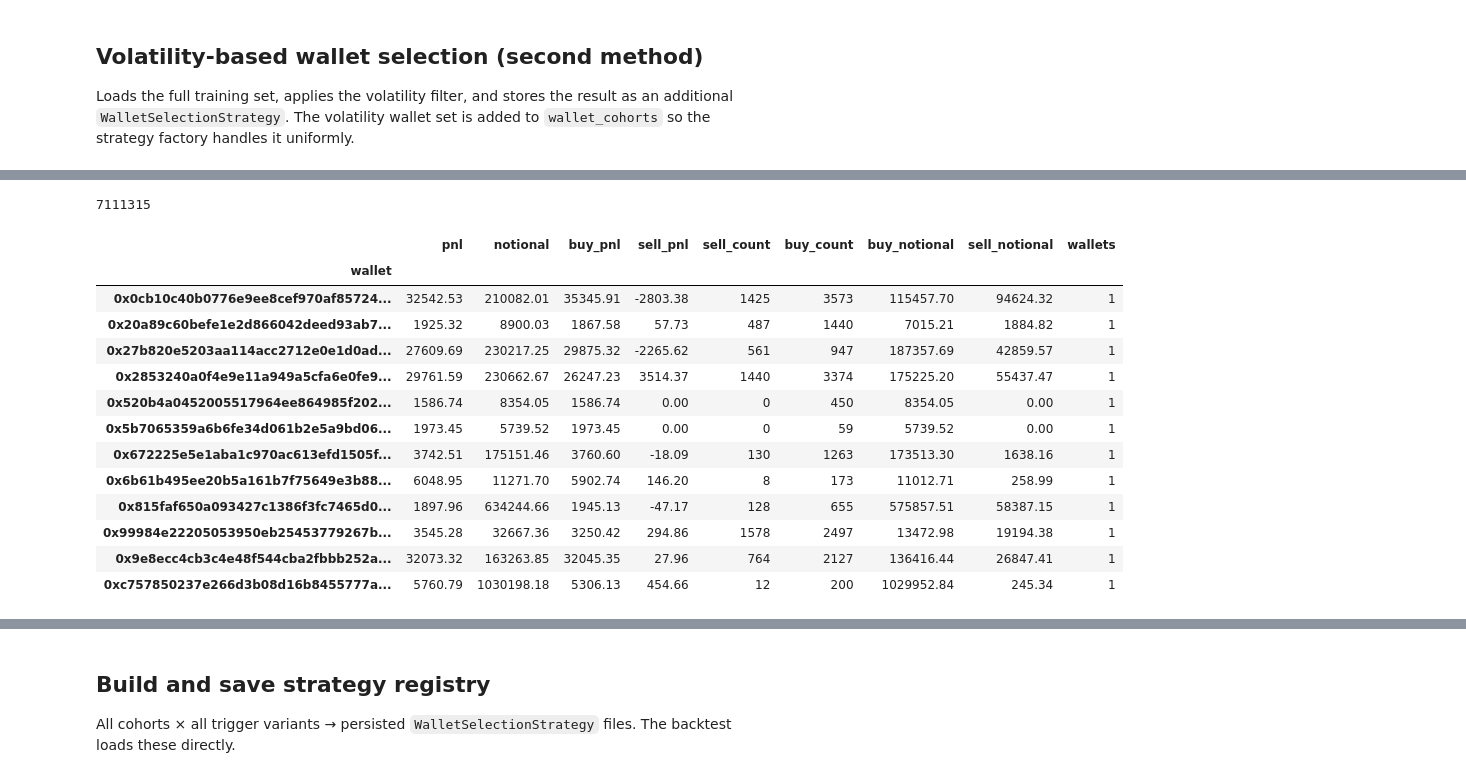
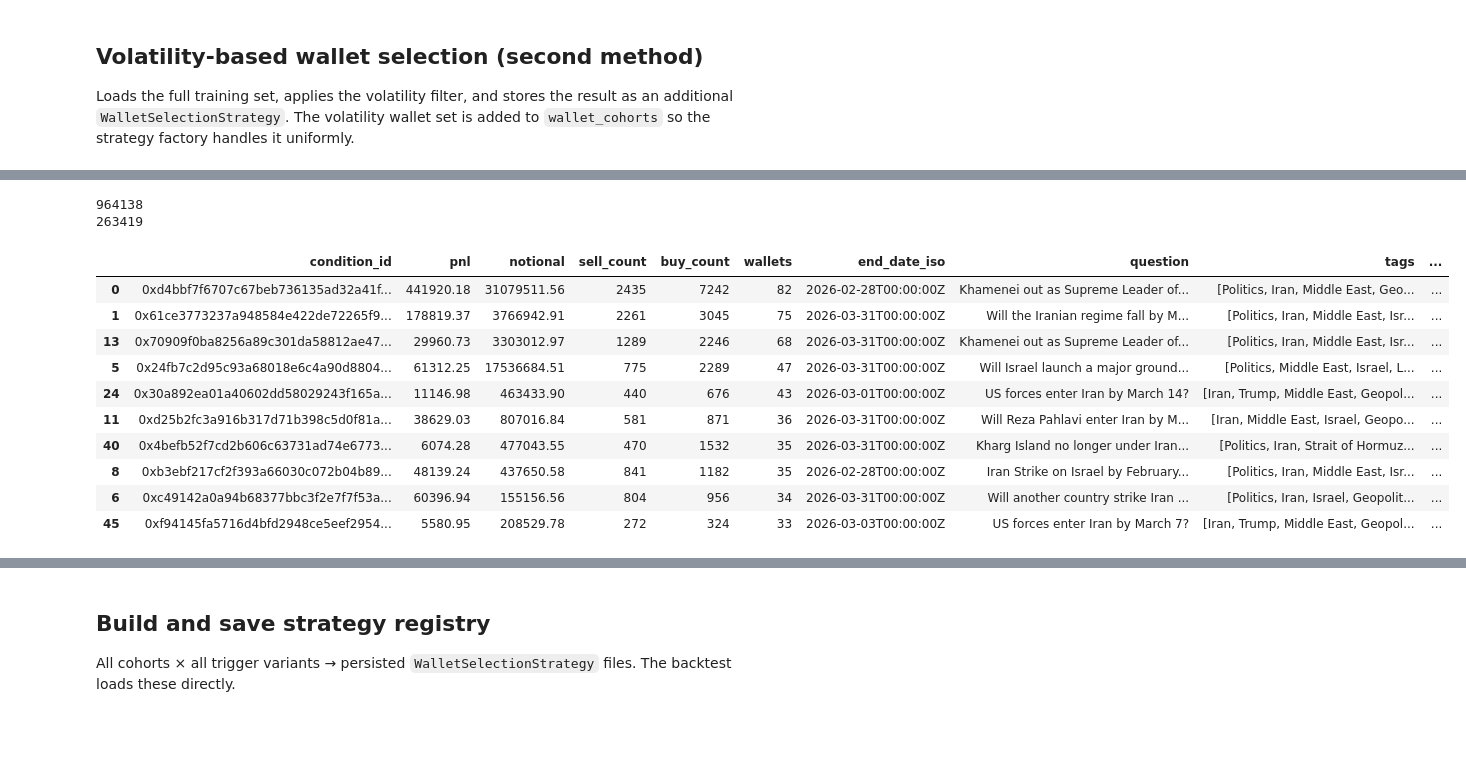
Before and after one commit to vobornij/polymarket, a Jupyter notebook: notebooks/flow/stage1_wallet_strategy_selection.ipynb, the cells around one changed output, grey strips where cells are left out. Saved outputs shown, nothing was run; the diff lists cells and outputs as text; code cells hidden in the pictures; blank space fills up the shorter version.

```diff
--- a/notebooks/flow/stage1_wallet_strategy_selection.ipynb
+++ b/notebooks/flow/stage1_wallet_strategy_selection.ipynb
@@ -377,15 +401,15 @@ wallet_vol_train.sort_values("copyable_pnl", ascending=False).head(10)
 # ].sort_values("copyable_roi", ascending=False).copy().reset_index(drop=True)
 
 wallet_cohorts['multi_filter'] = wallet_vol_train[
-    (wallet_vol_train['copyable_roi'] >= 0.05)
-    & (wallet_vol_train['copyable_pnl'] <= wallet_vol_train['total_pnl'])
-    & (wallet_vol_train['max_drawdown_to_pnl'] <= 0.1)
+    # (wallet_vol_train['copyable_roi'] >= 0.02)
+    # & (wallet_vol_train['copyable_pnl'] <= wallet_vol_train['total_pnl'])
+    (wallet_vol_train['max_drawdown_to_pnl'] <= 0.3)
     # & (wallet_vol_train['max_drawdown_to_pnl'] >= 0.1)
-    & (wallet_vol_train['max_copyable_drawdown_to_copyable_pnl'] <= 0.4)
-    & (wallet_vol_train['num_buckets'] >= 50)
+    # & (wallet_vol_train['max_copyable_drawdown_to_copyable_pnl'] <= 0.4)
+    & (wallet_vol_train['num_buckets'] >= 20)
     & (wallet_vol_train['top_market_pnl_pct'] < 0.3)
     & (wallet_vol_train['top5_pnl_pct'] < 0.5)
-    & (wallet_vol_train['wallet'] != '0x17db3fcd93ba12d38382a0cade24b200185c5f6d')
+    # & (wallet_vol_train['copyable_pnl_factor'] >= 0.1)
     # & (wallet_vol_train['total_pnl'] > 10_000)
 ].sort_values("copyable_roi", ascending=False).copy().reset_index(drop=True)
 
@@ -420,33 +470,36 @@ df_slice.head()
 # %%
 wallets = set(wallet_cohorts['multi_filter']['wallet'])
 
-df = df_train_vol
+df = df_full[~df_full["is_train"]].copy()
 print(len(df))
 
-df[df['wallet'].isin(wallets)].groupby('wallet').agg(
+df_wallets = df[
+    (df['wallet'].isin(wallets))
+    & (df['end_date_iso'] >= split_dt.isoformat())
+    ].copy()
+print(len(df_wallets))
+
+df = df_wallets.groupby('condition_id').agg(
     pnl=('pnl', 'sum'),
     notional=('notional', 'sum'),
-    buy_pnl=('pnl', lambda x: x[df.loc[x.index, 'side'] == 'BUY'].sum()),
-    sell_pnl=('pnl', lambda x: x[df.loc[x.index, 'side'] == 'SELL'].sum()),
     sell_count=('side', lambda x: (x == 'SELL').sum()),
     buy_count=('side', lambda x: (x == 'BUY').sum()),
-    buy_notional=('notional', lambda x: x[df.loc[x.index, 'side'] == 'BUY'].sum()),
-    sell_notional=('notional', lambda x: x[df.loc[x.index, 'side'] == 'SELL'].sum()),
     wallets=('wallet', lambda x: x.nunique()),
-).sort_values(by="wallets", key=np.abs, ascending=False).head(50)
+).sort_values(by="pnl", key=np.abs, ascending=False).merge(mdf, on="condition_id", how="left")
+
+len(df)
+df.sort_values(by='wallets', ascending=False).head(10)
 # %% [output]
-7111315
+964138
+263419
-|  | pnl | notional | buy_pnl | sell_pnl | sell_count | buy_count | buy_notional | sell_notional | wallets |
-| wallet |  |  |  |  |  |  |  |  |  |
-| 0x0cb10c40b0776e9ee8cef970af85724... | 32542.53 | 210082.01 | 35345.91 | -2803.38 | 1425 | 3573 | 115457.70 | 94624.32 | 1 |
-| 0x20a89c60befe1e2d866042deed93ab7... | 1925.32 | 8900.03 | 1867.58 | 57.73 | 487 | 1440 | 7015.21 | 1884.82 | 1 |
-| 0x27b820e5203aa114acc2712e0e1d0ad... | 27609.69 | 230217.25 | 29875.32 | -2265.62 | 561 | 947 | 187357.69 | 42859.57 | 1 |
-| 0x2853240a0f4e9e11a949a5cfa6e0fe9... | 29761.59 | 230662.67 | 26247.23 | 3514.37 | 1440 | 3374 | 175225.20 | 55437.47 | 1 |
-| 0x520b4a0452005517964ee864985f202... | 1586.74 | 8354.05 | 1586.74 | 0.00 | 0 | 450 | 8354.05 | 0.00 | 1 |
-| 0x5b7065359a6b6fe34d061b2e5a9bd06... | 1973.45 | 5739.52 | 1973.45 | 0.00 | 0 | 59 | 5739.52 | 0.00 | 1 |
-| 0x672225e5e1aba1c970ac613efd1505f... | 3742.51 | 175151.46 | 3760.60 | -18.09 | 130 | 1263 | 173513.30 | 1638.16 | 1 |
-| 0x6b61b495ee20b5a161b7f75649e3b88... | 6048.95 | 11271.70 | 5902.74 | 146.20 | 8 | 173 | 11012.71 | 258.99 | 1 |
-| 0x815faf650a093427c1386f3fc7465d0... | 1897.96 | 634244.66 | 1945.13 | -47.17 | 128 | 655 | 575857.51 | 58387.15 | 1 |
-| 0x99984e22205053950eb25453779267b... | 3545.28 | 32667.36 | 3250.42 | 294.86 | 1578 | 2497 | 13472.98 | 19194.38 | 1 |
-| 0x9e8ecc4cb3c4e48f544cba2fbbb252a... | 32073.32 | 163263.85 | 32045.35 | 27.96 | 764 | 2127 | 136416.44 | 26847.41 | 1 |
-| 0xc757850237e266d3b08d16b8455777a... | 5760.79 | 1030198.18 | 5306.13 | 454.66 | 12 | 200 | 1029952.84 | 245.34 | 1 |
+|  | condition_id | pnl | notional | sell_count | buy_count | wallets | end_date_iso | question | tags | ... |
+| 0 | 0xd4bbf7f6707c67beb736135ad32a41f... | 441920.18 | 31079511.56 | 2435 | 7242 | 82 | 2026-02-28T00:00:00Z | Khamenei out as Supreme Leader of... | [Politics, Iran, Middle East, Geo... | ... |
+| 1 | 0x61ce3773237a948584e422de72265f9... | 178819.37 | 3766942.91 | 2261 | 3045 | 75 | 2026-03-31T00:00:00Z | Will the Iranian regime fall by M... | [Politics, Iran, Middle East, Isr... | ... |
+| 13 | 0x70909f0ba8256a89c301da58812ae47... | 29960.73 | 3303012.97 | 1289 | 2246 | 68 | 2026-03-31T00:00:00Z | Khamenei out as Supreme Leader of... | [Politics, Iran, Middle East, Isr... | ... |
+| 5 | 0x24fb7c2d95c93a68018e6c4a90d8804... | 61312.25 | 17536684.51 | 775 | 2289 | 47 | 2026-03-31T00:00:00Z | Will Israel launch a major ground... | [Politics, Middle East, Israel, L... | ... |
+| 24 | 0x30a892ea01a40602dd58029243f165a... | 11146.98 | 463433.90 | 440 | 676 | 43 | 2026-03-01T00:00:00Z | US forces enter Iran by March 14? | [Iran, Trump, Middle East, Geopol... | ... |
+| 11 | 0xd25b2fc3a916b317d71b398c5d0f81a... | 38629.03 | 807016.84 | 581 | 871 | 36 | 2026-03-31T00:00:00Z | Will Reza Pahlavi enter Iran by M... | [Iran, Middle East, Israel, Geopo... | ... |
+| 40 | 0x4befb52f7cd2b606c63731ad74e6773... | 6074.28 | 477043.55 | 470 | 1532 | 35 | 2026-03-31T00:00:00Z | Kharg Island no longer under Iran... | [Politics, Iran, Strait of Hormuz... | ... |
+| 8 | 0xb3ebf217cf2f393a66030c072b04b89... | 48139.24 | 437650.58 | 841 | 1182 | 35 | 2026-02-28T00:00:00Z | Iran Strike on Israel by February... | [Politics, Iran, Middle East, Isr... | ... |
+| 6 | 0xc49142a0a94b68377bbc3f2e7f7f53a... | 60396.94 | 155156.56 | 804 | 956 | 34 | 2026-03-31T00:00:00Z | Will another country strike Iran ... | [Politics, Iran, Israel, Geopolit... | ... |
+| 45 | 0xf94145fa5716d4bfd2948ce5eef2954... | 5580.95 | 208529.78 | 272 | 324 | 33 | 2026-03-03T00:00:00Z | US forces enter Iran by March 7? | [Iran, Trump, Middle East, Geopol... | ... |
```
Also changed, not shown: parts of 39 cells of this notebook, 4 other files.
